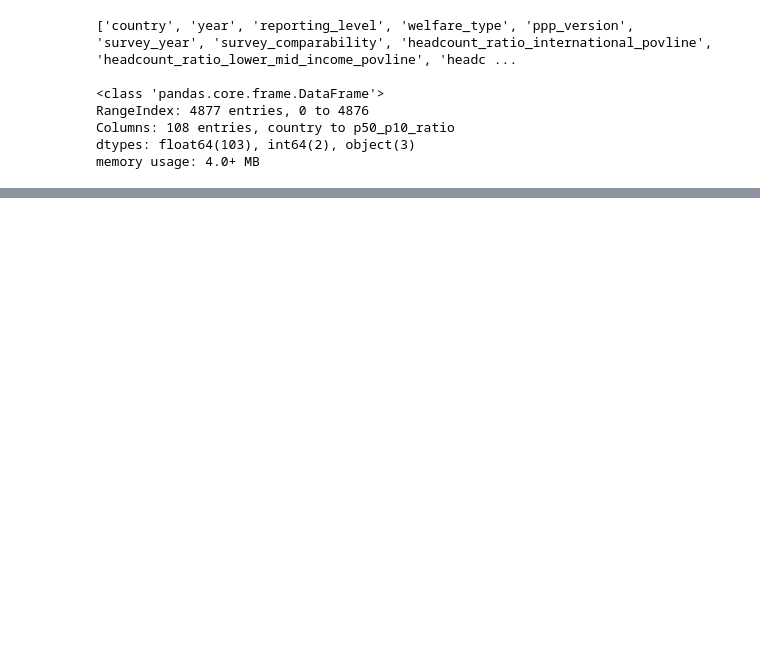
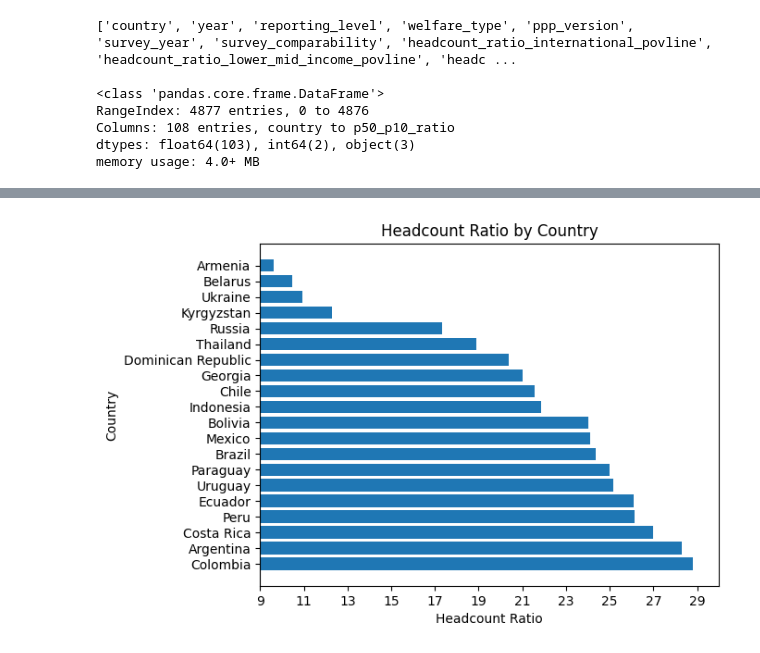
Before and after one commit to danielsmith-cloud/DSRP_inequality, a Jupyter notebook: DSRP_pip.ipynb, the cells around one changed output, grey strips where cells are left out. Cells and saved outputs as stored; diff of their text form; code cells hidden in the pictures; blank space fills up the shorter version.

```diff
--- a/DSRP_pip.ipynb
+++ b/DSRP_pip.ipynb
@@ -87,0 +101,7 @@ pip_df.head(20)
+# %%
+pip_df.columns = pip_df.columns.str.replace('_', ' ').str.title()
+pip_df = pip_df.drop_duplicates()
+demo_df = pip_df[(pip_df['Survey Year'] >= 2018) & (pip_df['Survey Year'] <= 2022)]
+final_df = demo_df[['Country', 'Year', 'Survey Year', 'Headcount Ratio International Povline', 'Headcount 1000', 'Headcount Ratio 60 Median', 'Mean', 'Median', 'Gini', 'Mld', 'Palma Ratio']]
+meep = final_df[['Country', 'Year', 'Headcount Ratio 60 Median', 'Gini']]
+meep = meep[meep['Country'] == 'Colombia']
@@ -87,0 +139,13 @@ pip_df.head(20)
+# %%
+high20_df = final_df[final_df['Survey Year'] == 2020]
+high20_df = high20_df.drop_duplicates(subset=['Country'], keep='last')
+high20_df = high20_df.sort_values(by='Headcount Ratio 60 Median', ascending=False)
+plt.title("Headcount Ratio by Country")
+plt.ylabel("Country")
+plt.xlabel("Headcount Ratio")
+plt.barh(high20_df['Country'], high20_df['Headcount Ratio 60 Median'])
+plt.xlim(9, 30)
+plt.xticks(range(9, 31, 2))
+plt.show()
+# %% [output]
+[figure, added]
```
Also changed, not shown: parts of 15 cells of this notebook.
